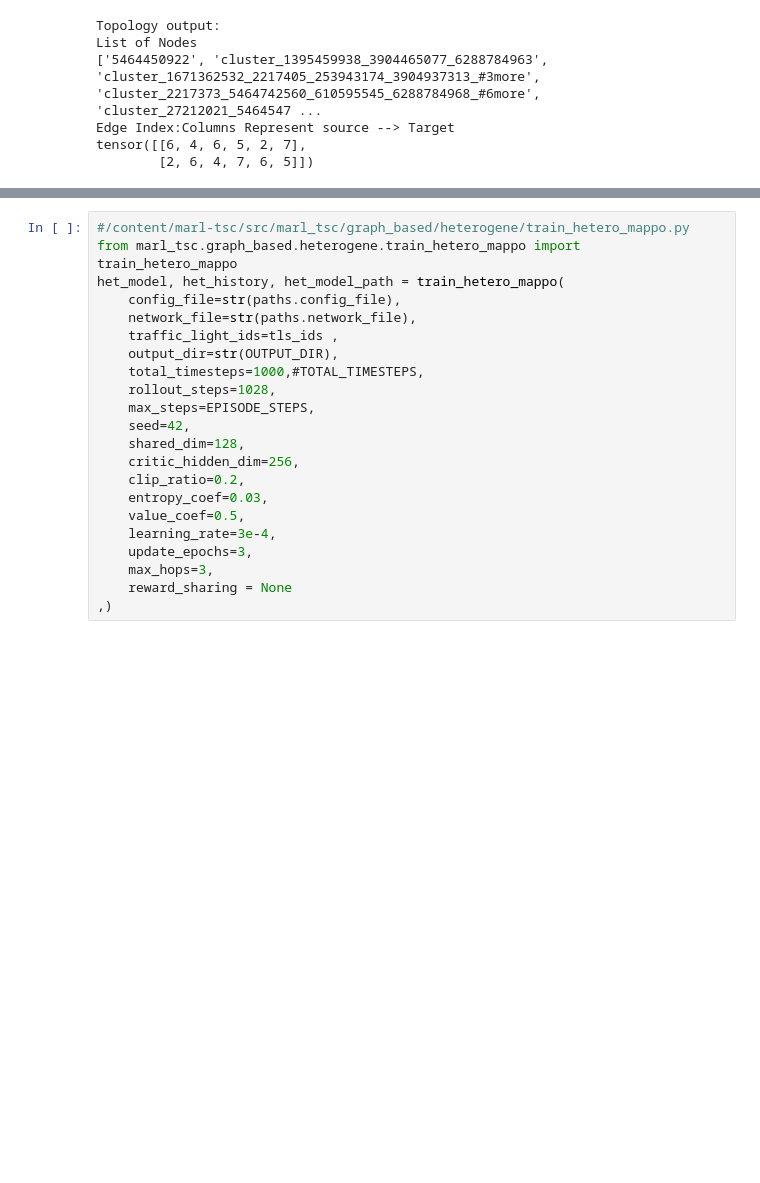
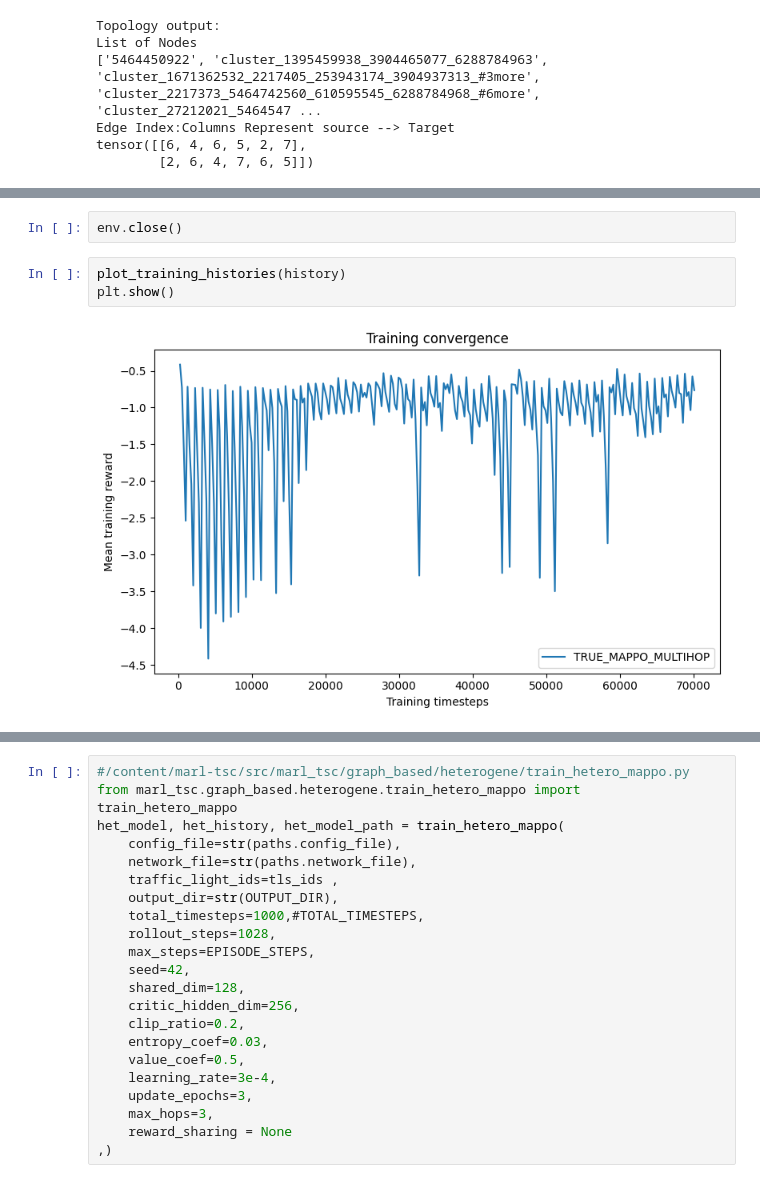
Before and after one commit to abergh18/marl-tsc, a Jupyter notebook: notebooks/het_graph_test_flow.ipynb, the cells around one changed output, grey strips where cells are left out. Cells and saved outputs as stored; diff of their text form; blank space fills up the shorter version.

```diff
--- a/notebooks/het_graph_test_flow.ipynb
+++ b/notebooks/het_graph_test_flow.ipynb
@@ -505,0 +702,7 @@ Sample of non-primary edges leaving TLS junctions:
+# %%
+env.close()
+# %%
+plot_training_histories(history)
+plt.show()
+# %% [output]
+[figure, added]
```
Also changed, not shown: parts of 22 cells of this notebook.
